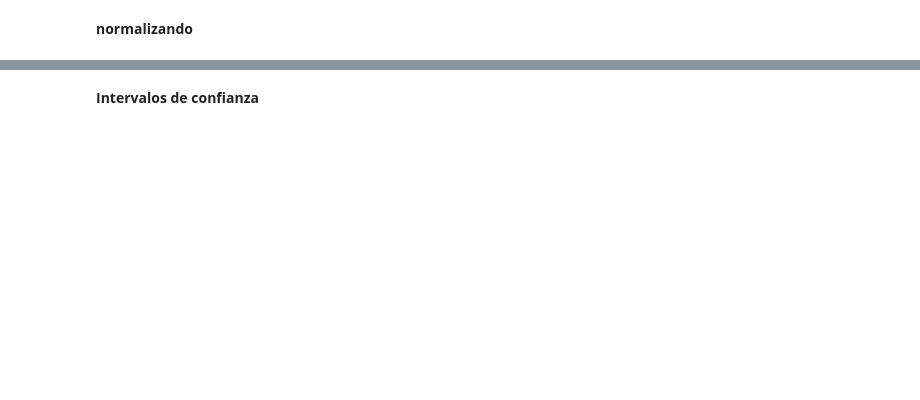
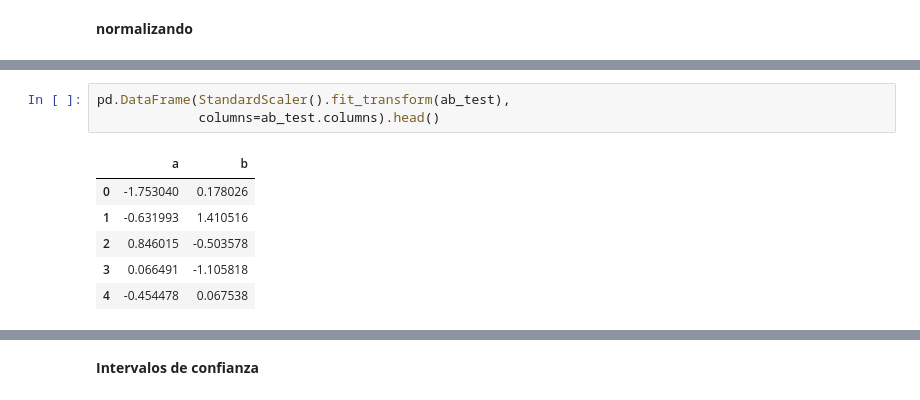
Before and after one commit to Ironhack-Data-Madrid-Abril-2023/apuntes_clase, a Jupyter notebook: semana_6/2.1 - Testeo de hipotesis.ipynb, the cells around one changed output, grey strips where cells are left out. Drawn from its saved outputs; the diff is of its cells as text; blank space fills up the shorter version.

```diff
--- a/semana_6/2.1 - Testeo de hipotesis.ipynb
+++ b/semana_6/2.1 - Testeo de hipotesis.ipynb
@@ -409,0 +541,10 @@ El p_value es menor que el umbral, dependiendo del intervalo de confianza, pero
+# %%
+pd.DataFrame(StandardScaler().fit_transform(ab_test),
+             columns=ab_test.columns).head()
+# %% [output]
+|  | a | b |
+| 0 | -1.753040 | 0.178026 |
+| 1 | -0.631993 | 1.410516 |
+| 2 | 0.846015 | -0.503578 |
+| 3 | 0.066491 | -1.105818 |
+| 4 | -0.454478 | 0.067538 |
```
Also changed, not shown: parts of 34 cells of this notebook.
